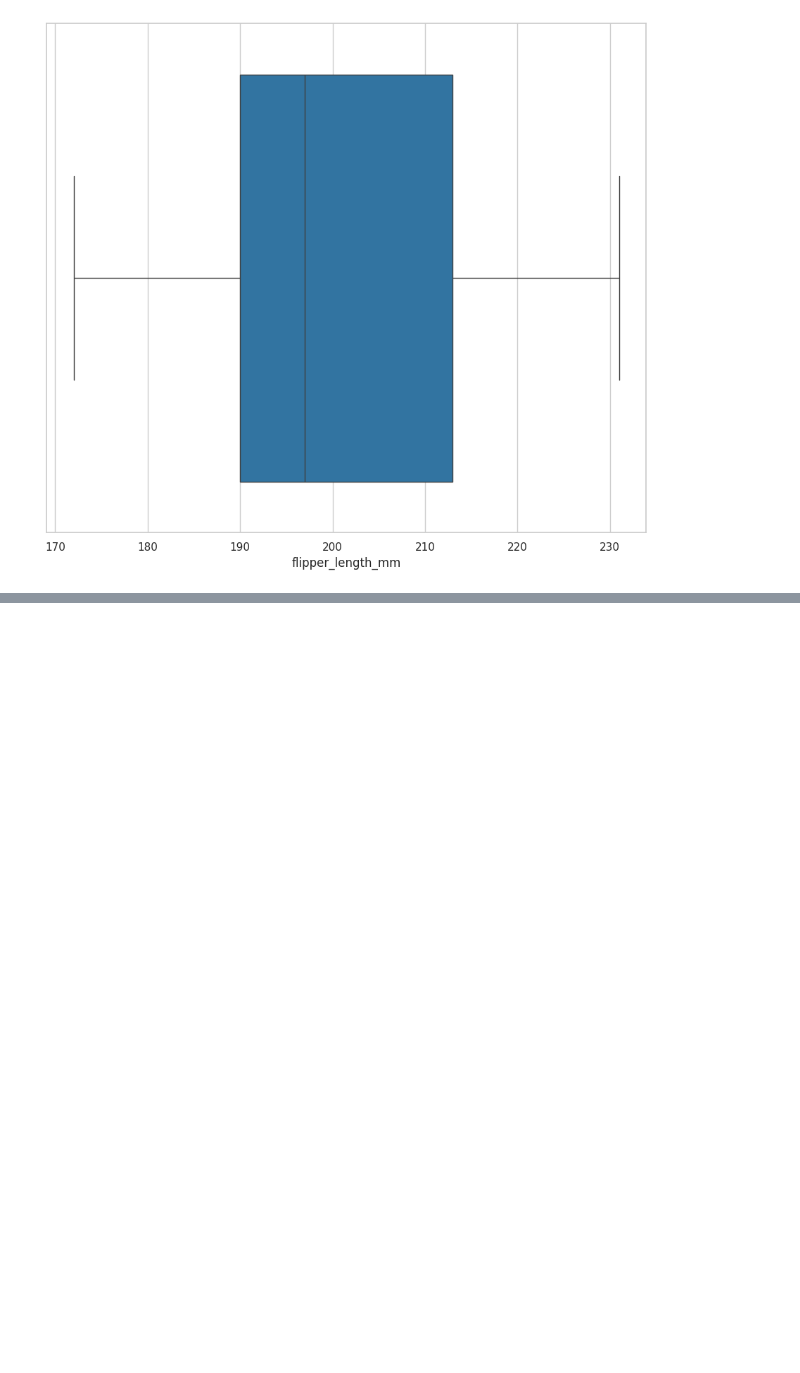
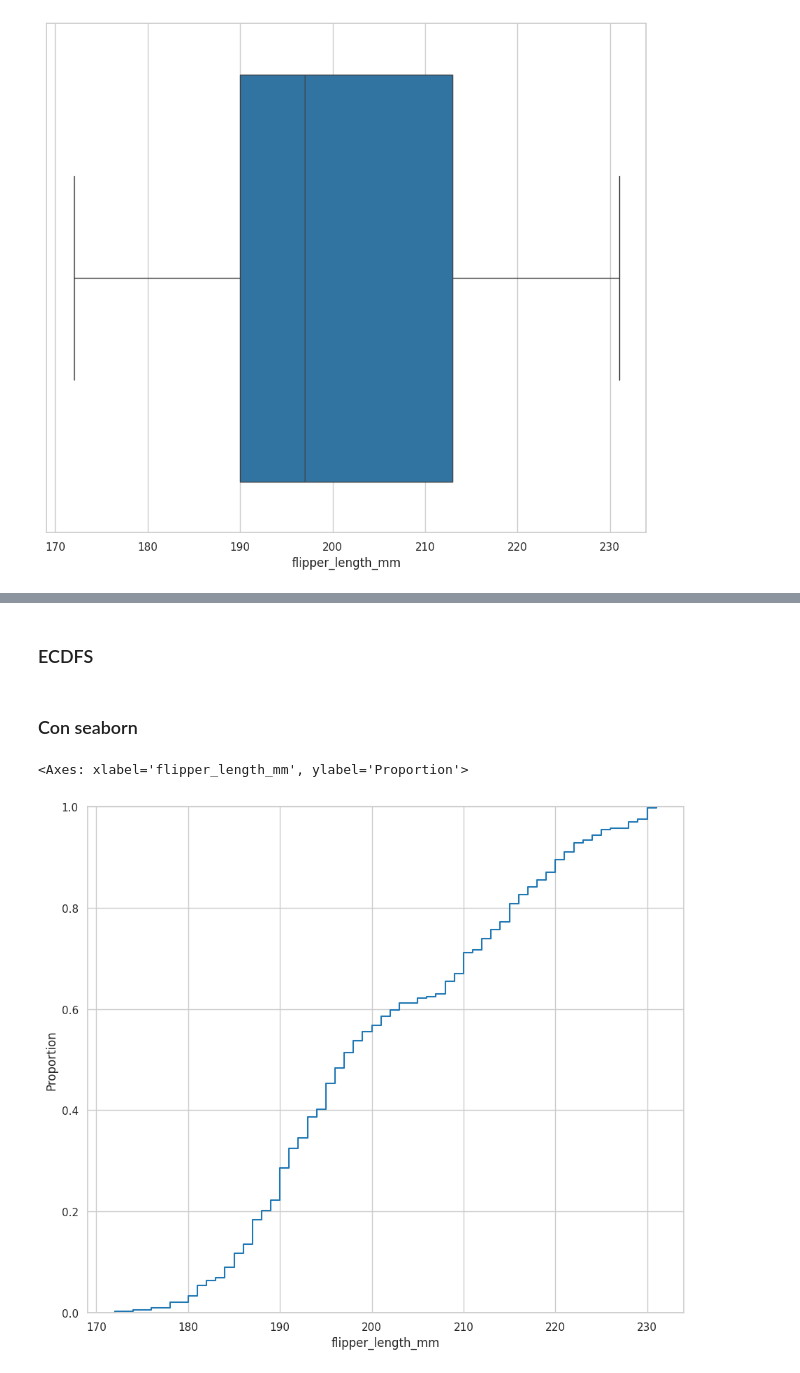
Before and after one commit to FernandoUrruchurtu/DatosPythonPlatzi, a Jupyter notebook: analisis-exploratorio-datos/notebook-eda.ipynb, the cells around one changed output, grey strips where cells are left out. Drawn from its saved outputs; the diff is of its cells as text; code cells hidden in the pictures; blank space fills up the shorter version.

```diff
--- a/analisis-exploratorio-datos/notebook-eda.ipynb
+++ b/analisis-exploratorio-datos/notebook-eda.ipynb
@@ -347,0 +366,12 @@ def freedman_diaconis_bindwidth(x:pd.Series) -> float:
+# %% [markdown]
+### ECDFS
+# %% [markdown]
+### Con seaborn
+# %%
+sns.ecdfplot(
+    data=process_penguins_df,
+    x ='flipper_length_mm'
+)
+# %% [output]
+<Axes: xlabel='flipper_length_mm', ylabel='Proportion'>
+[figure, added]
```
Also changed, not shown: parts of 28 cells of this notebook.
